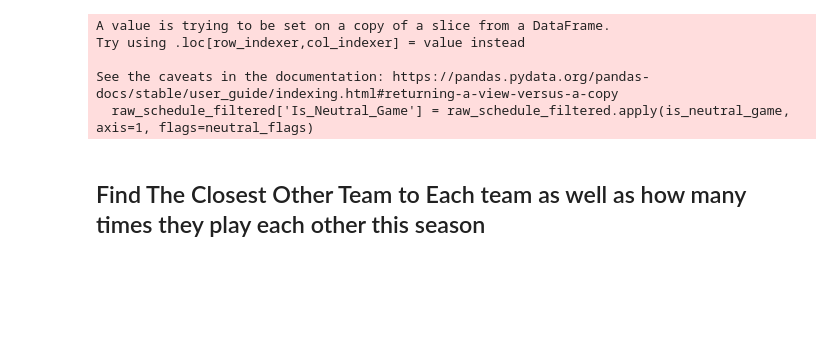
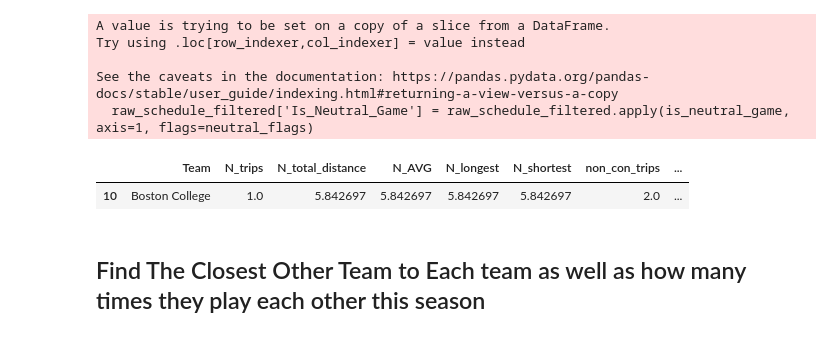
Before and after one commit to JSmith1826/college_hockey_2425, a Jupyter notebook: workbook/distance_traveled.ipynb, the cells around one changed output. Cells and saved outputs as stored; diff of their text form; code cells hidden in the pictures; blank space fills up the shorter version.

```diff
--- a/workbook/distance_traveled.ipynb
+++ b/workbook/distance_traveled.ipynb
@@ -285,9 +418,14 @@ output_path = os.path.join('..', 'TEMP', 'team_travel_summary_prelim_v1.csv')
 # %%
 # # Show only Michginan teams to quality check
 # team_travel_summary_final_display[team_travel_summary_final_display['Team'].str.contains('Michigan')]
 
+## Show Boston College to quality check
+team_travel_summary_final_display[team_travel_summary_final_display['Team'].str.contains('Boston College')]
 # Show Boston College schedule (both home and away) to quality check
 # schedule_with_coords[(schedule_with_coords['Away_Team'] == 'Boston College') | (schedule_with_coords['Home_Team'] == 'Boston College')]
+# %% [output]
+|  | Team | N_trips | N_total_distance | N_AVG | N_longest | N_shortest | non_con_trips | ... |
+| 10 | Boston College | 1.0 | 5.842697 | 5.842697 | 5.842697 | 5.842697 | 2.0 | ... |
 # %% [markdown]
 ## Find The Closest Other Team to Each team as well as how many times they play each other this season
 # %%
```
Also changed, not shown: parts of 4 cells of this notebook, 2 other files.
